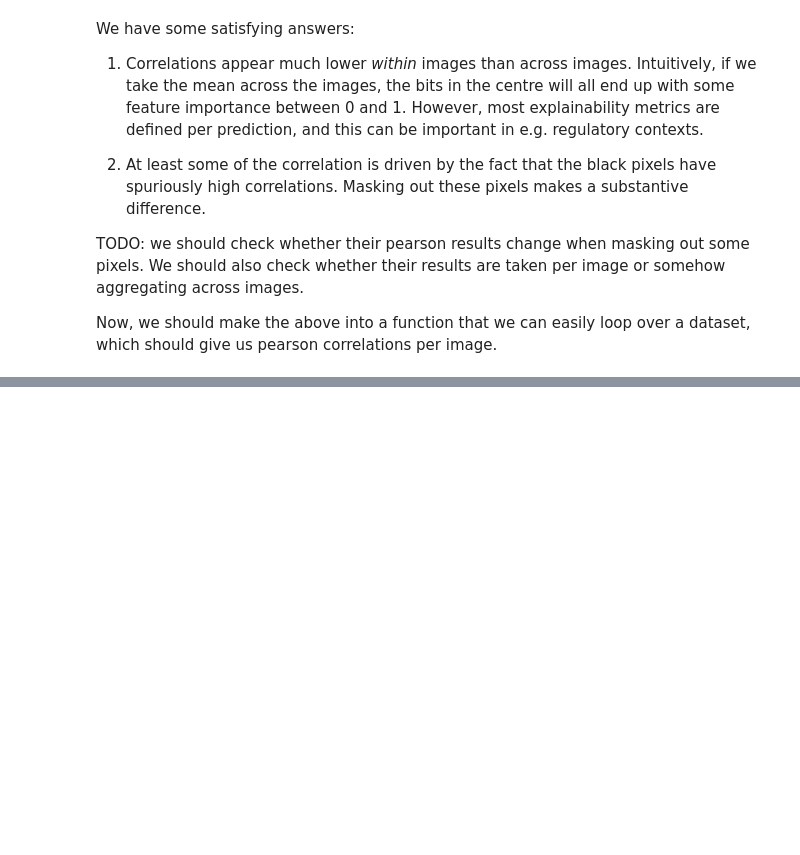
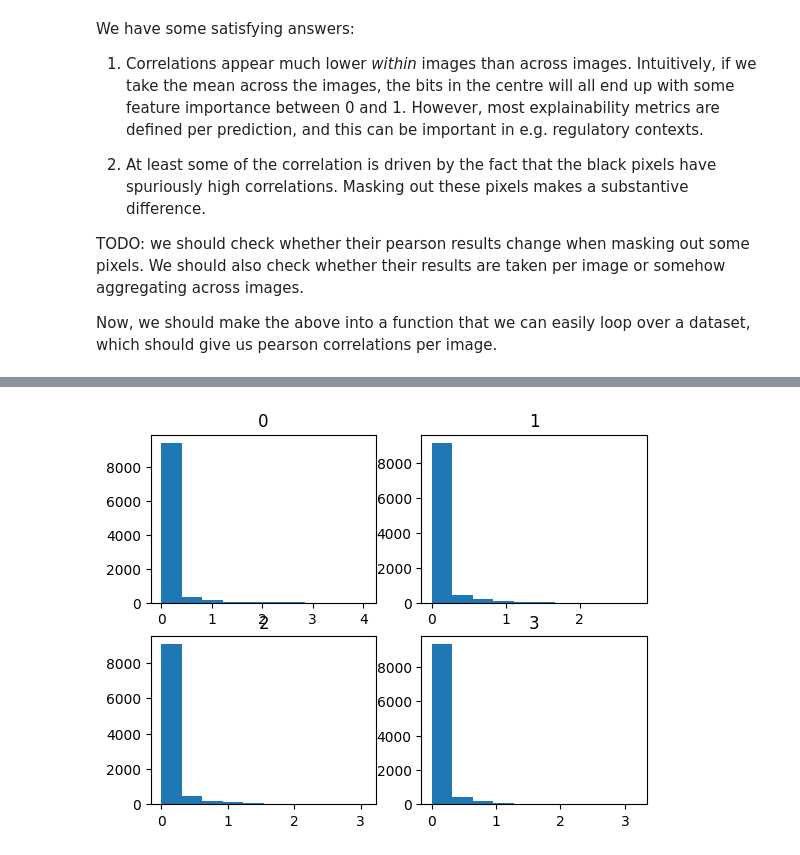
Before and after one commit to jwagenbach/FACT, a Jupyter notebook: extensions/generate_encoder_vs_decoder_correlations.ipynb, the cells around one changed output, grey strips where cells are left out. Saved outputs shown, nothing was run; the diff lists cells and outputs as text; code cells hidden in the pictures; blank space fills up the shorter version.

```diff
--- a/extensions/generate_encoder_vs_decoder_correlations.ipynb
+++ b/extensions/generate_encoder_vs_decoder_correlations.ipynb
@@ -254,0 +261,2 @@ plt.hist(rhos, bins=50)
+# %%
+decoder = copy.deepcopy(classifier.lin_output)
@@ -254,0 +295,3 @@ plt.hist(rhos, bins=50)
+# %%
+df = pd.DataFrame(decoder_attributions)
+df.describe()
@@ -254,0 +361,9 @@ plt.hist(rhos, bins=50)
+# %%
+fig, ax = plt.subplots(2, 2)
+
+for i in range(4):
+    a = ax.flatten()[i]
+    a.hist(df[i])
+    a.set_title(i)
+# %% [output]
+[figure, added]
```
Also changed, not shown: parts of 29 cells of this notebook.
